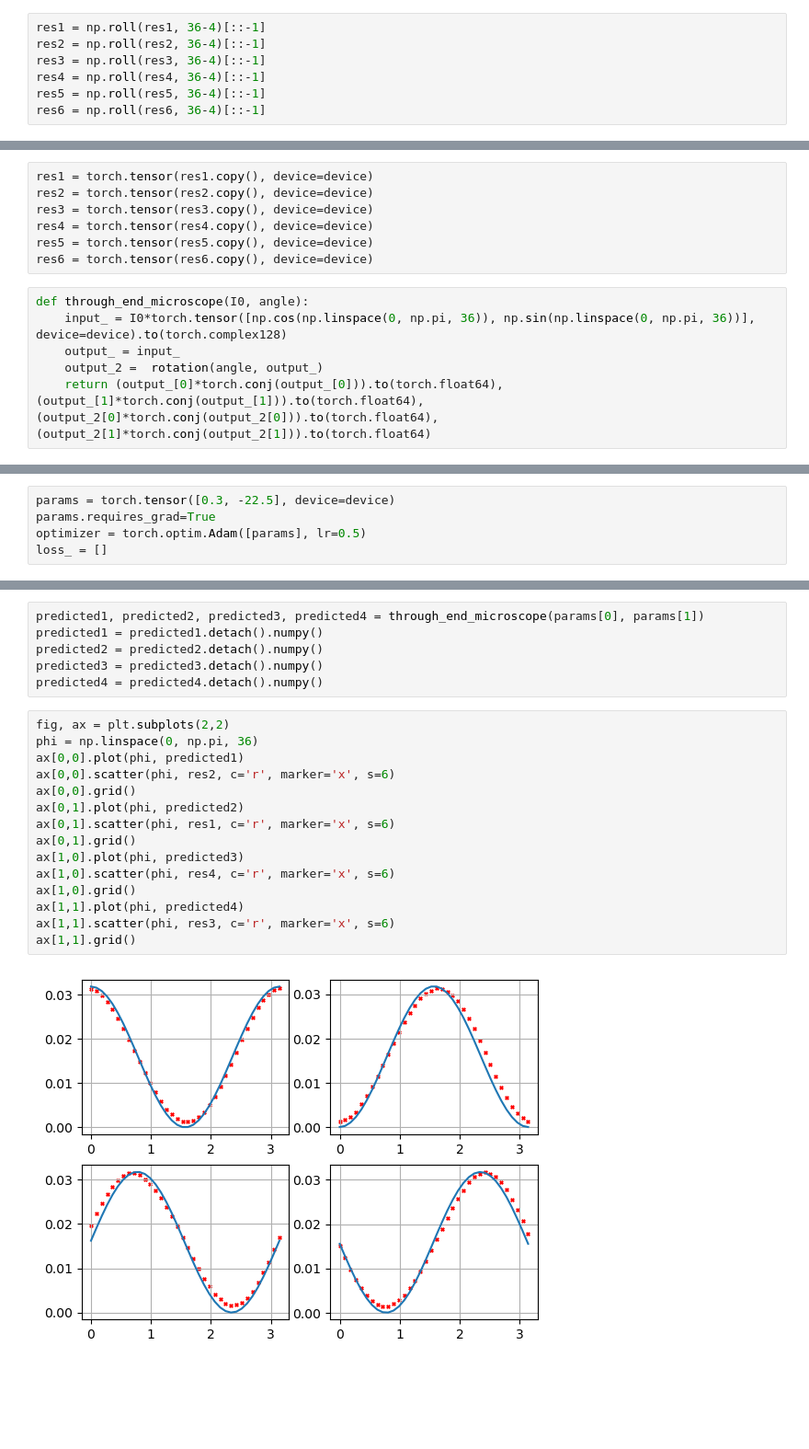
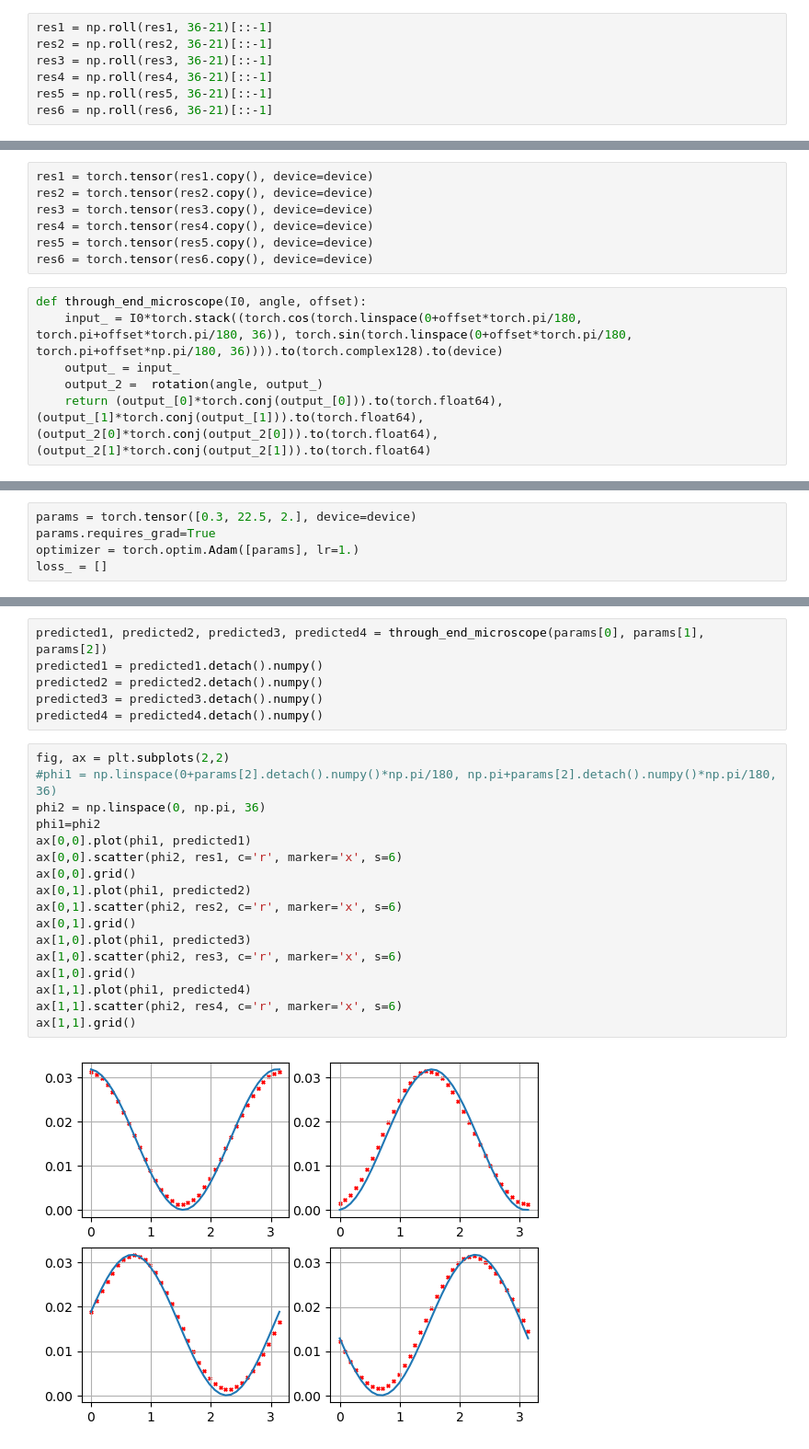
Before and after one commit to aautric/4polarMFM_these, a Jupyter notebook: Calibration_polar.ipynb, the cells around one changed output, grey strips where cells are left out. Shown at 92% size. Cells and saved outputs as stored; diff of their text form; blank space fills up the shorter version.

```diff
--- a/Calibration_polar.ipynb
+++ b/Calibration_polar.ipynb
@@ -255,8 +260,8 @@ plt.scatter(phi, res2)
 # %%
-res1 = np.roll(res1, 36-4)[::-1]
-res2 = np.roll(res2, 36-4)[::-1]
-res3 = np.roll(res3, 36-4)[::-1]
-res4 = np.roll(res4, 36-4)[::-1]
-res5 = np.roll(res5, 36-4)[::-1]
-res6 = np.roll(res6, 36-4)[::-1]
+res1 = np.roll(res1, 36-21)[::-1]
+res2 = np.roll(res2, 36-21)[::-1]
+res3 = np.roll(res3, 36-21)[::-1]
+res4 = np.roll(res4, 36-21)[::-1]
+res5 = np.roll(res5, 36-21)[::-1]
+res6 = np.roll(res6, 36-21)[::-1]
 # %%
@@ -282,8 +287,8 @@ res4 = torch.tensor(res4.copy(), device=device)
 res5 = torch.tensor(res5.copy(), device=device)
 res6 = torch.tensor(res6.copy(), device=device)
 # %%
-def through_end_microscope(I0, angle):
-    input_ = I0*torch.tensor([np.cos(np.linspace(0, np.pi, 36)), np.sin(np.linspace(0, np.pi, 36))], device=device).to(torch.complex128)
+def through_end_microscope(I0, angle, offset):
+    input_ = I0*torch.stack((torch.cos(torch.linspace(0+offset*torch.pi/180, torch.pi+offset*torch.pi/180, 36)), torch.sin(torch.linspace(0+offset*torch.pi/180, torch.pi+offset*np.pi/180, 36)))).to(torch.complex128).to(device)
     output_ = input_
     output_2 =  rotation(angle, output_)
     return (output_[0]*torch.conj(output_[0])).to(torch.float64), (output_[1]*torch.conj(output_[1])).to(torch.float64), (output_2[0]*torch.conj(output_2[0])).to(torch.float64), (output_2[1]*torch.conj(output_2[1])).to(torch.float64)
@@ -295,6 +300,6 @@ def loss_f2(para):
 # %%
-params = torch.tensor([0.3, -22.5], device=device)
+params = torch.tensor([0.3, 22.5, 2.], device=device)
 params.requires_grad=True
-optimizer = torch.optim.Adam([params], lr=0.5)
+optimizer = torch.optim.Adam([params], lr=1.)
 loss_ = []
 # %%
@@ -305,28 +310,30 @@ for i in range(400):
     optimizer.step()
     loss_.append(loss.detach().numpy())
 # %%
-predicted1, predicted2, predicted3, predicted4 = through_end_microscope(params[0], params[1])
+predicted1, predicted2, predicted3, predicted4 = through_end_microscope(params[0], params[1], params[2])
 predicted1 = predicted1.detach().numpy()
 predicted2 = predicted2.detach().numpy()
 predicted3 = predicted3.detach().numpy()
 predicted4 = predicted4.detach().numpy()
 # %%
 fig, ax = plt.subplots(2,2)
-phi = np.linspace(0, np.pi, 36)
-ax[0,0].plot(phi, predicted1)
-ax[0,0].scatter(phi, res2, c='r', marker='x', s=6)
+#phi1 = np.linspace(0+params[2].detach().numpy()*np.pi/180, np.pi+params[2].detach().numpy()*np.pi/180, 36)
+phi2 = np.linspace(0, np.pi, 36)
+phi1=phi2
+ax[0,0].plot(phi1, predicted1)
+ax[0,0].scatter(phi2, res1, c='r', marker='x', s=6)
 ax[0,0].grid()
-ax[0,1].plot(phi, predicted2)
-ax[0,1].scatter(phi, res1, c='r', marker='x', s=6)
+ax[0,1].plot(phi1, predicted2)
+ax[0,1].scatter(phi2, res2, c='r', marker='x', s=6)
 ax[0,1].grid()
-ax[1,0].plot(phi, predicted3)
-ax[1,0].scatter(phi, res4, c='r', marker='x', s=6)
+ax[1,0].plot(phi1, predicted3)
+ax[1,0].scatter(phi2, res3, c='r', marker='x', s=6)
 ax[1,0].grid()
-ax[1,1].plot(phi, predicted4)
-ax[1,1].scatter(phi, res3, c='r', marker='x', s=6)
+ax[1,1].plot(phi1, predicted4)
+ax[1,1].scatter(phi2, res4, c='r', marker='x', s=6)
 ax[1,1].grid()
 # %% [output]
-[figure, old version]
+[figure, new version]
 # %%
 params
 # %% [output]
```
Also changed, not shown: parts of 20 cells of this notebook.
